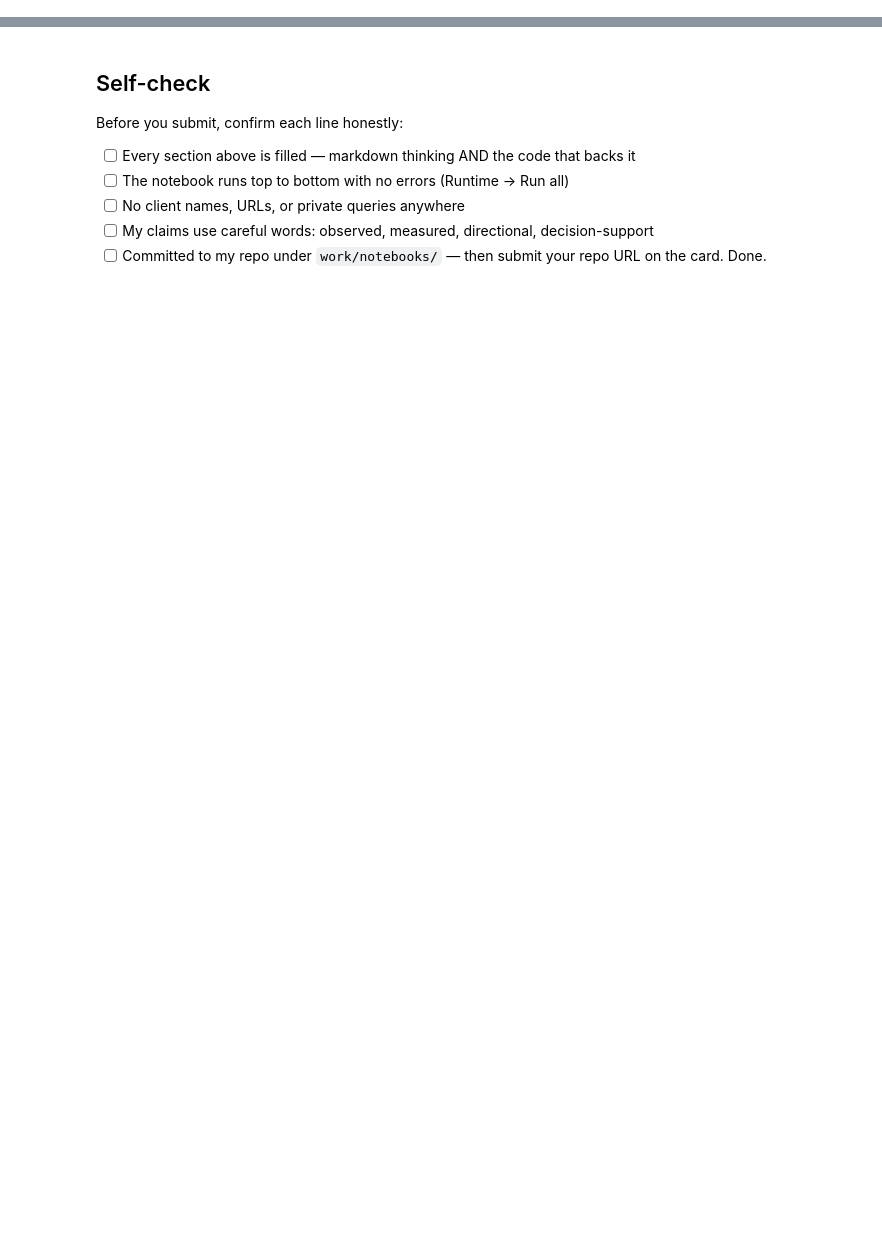
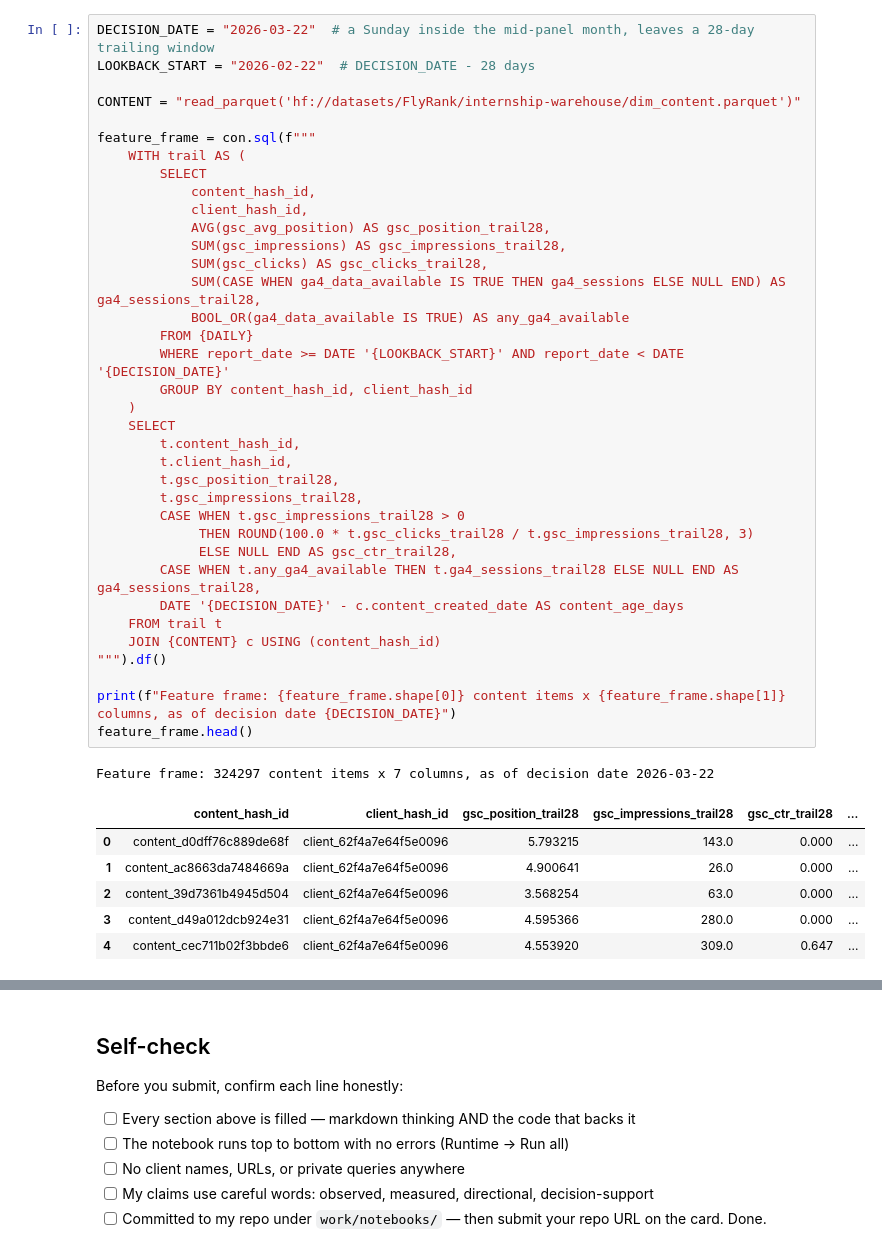
Before and after one commit to 720-hz/flyrank-ml-internship, a Jupyter notebook: work/notebooks/Week 3/w03_data_contract.ipynb, the cells around one changed output, grey strips where cells are left out. Cells and saved outputs as stored; diff of their text form; blank space fills up the shorter version.

```diff
--- a/work/notebooks/Week 3/w03_data_contract.ipynb
+++ b/work/notebooks/Week 3/w03_data_contract.ipynb
@@ -36,0 +169,44 @@ This skeleton is yours to fill. Work the sections **in order** — each one has
+# %%
+DECISION_DATE = "2026-03-22"  # a Sunday inside the mid-panel month, leaves a 28-day trailing window
+LOOKBACK_START = "2026-02-22"  # DECISION_DATE - 28 days
+
+CONTENT = "read_parquet('hf://datasets/FlyRank/internship-warehouse/dim_content.parquet')"
+
+feature_frame = con.sql(f"""
+    WITH trail AS (
+        SELECT
+            content_hash_id,
+            client_hash_id,
+            AVG(gsc_avg_position) AS gsc_position_trail28,
+            SUM(gsc_impressions) AS gsc_impressions_trail28,
+            SUM(gsc_clicks) AS gsc_clicks_trail28,
+            SUM(CASE WHEN ga4_data_available IS TRUE THEN ga4_sessions ELSE NULL END) AS ga4_sessions_trail28,
+            BOOL_OR(ga4_data_available IS TRUE) AS any_ga4_available
+        FROM {DAILY}
+        WHERE report_date >= DATE '{LOOKBACK_START}' AND report_date < DATE '{DECISION_DATE}'
+        GROUP BY content_hash_id, client_hash_id
+    )
+    SELECT
+        t.content_hash_id,
+        t.client_hash_id,
+        t.gsc_position_trail28,
+        t.gsc_impressions_trail28,
+        CASE WHEN t.gsc_impressions_trail28 > 0
+             THEN ROUND(100.0 * t.gsc_clicks_trail28 / t.gsc_impressions_trail28, 3)
+             ELSE NULL END AS gsc_ctr_trail28,
+        CASE WHEN t.any_ga4_available THEN t.ga4_sessions_trail28 ELSE NULL END AS ga4_sessions_trail28,
+        DATE '{DECISION_DATE}' - c.content_created_date AS content_age_days
+    FROM trail t
+    JOIN {CONTENT} c USING (content_hash_id)
+""").df()
+
+print(f"Feature frame: {feature_frame.shape[0]} content items x {feature_frame.shape[1]} columns, as of decision date {DECISION_DATE}")
+feature_frame.head()
+# %% [output]
+Feature frame: 324297 content items x 7 columns, as of decision date 2026-03-22
+|  | content_hash_id | client_hash_id | gsc_position_trail28 | gsc_impressions_trail28 | gsc_ctr_trail28 | ... |
+| 0 | content_d0dff76c889de68f | client_62f4a7e64f5e0096 | 5.793215 | 143.0 | 0.000 | ... |
+| 1 | content_ac8663da7484669a | client_62f4a7e64f5e0096 | 4.900641 | 26.0 | 0.000 | ... |
+| 2 | content_39d7361b4945d504 | client_62f4a7e64f5e0096 | 3.568254 | 63.0 | 0.000 | ... |
+| 3 | content_d49a012dcb924e31 | client_62f4a7e64f5e0096 | 4.595366 | 280.0 | 0.000 | ... |
+| 4 | content_cec711b02f3bbde6 | client_62f4a7e64f5e0096 | 4.553920 | 309.0 | 0.647 | ... |
```
Also changed, not shown: parts of 28 cells of this notebook.
